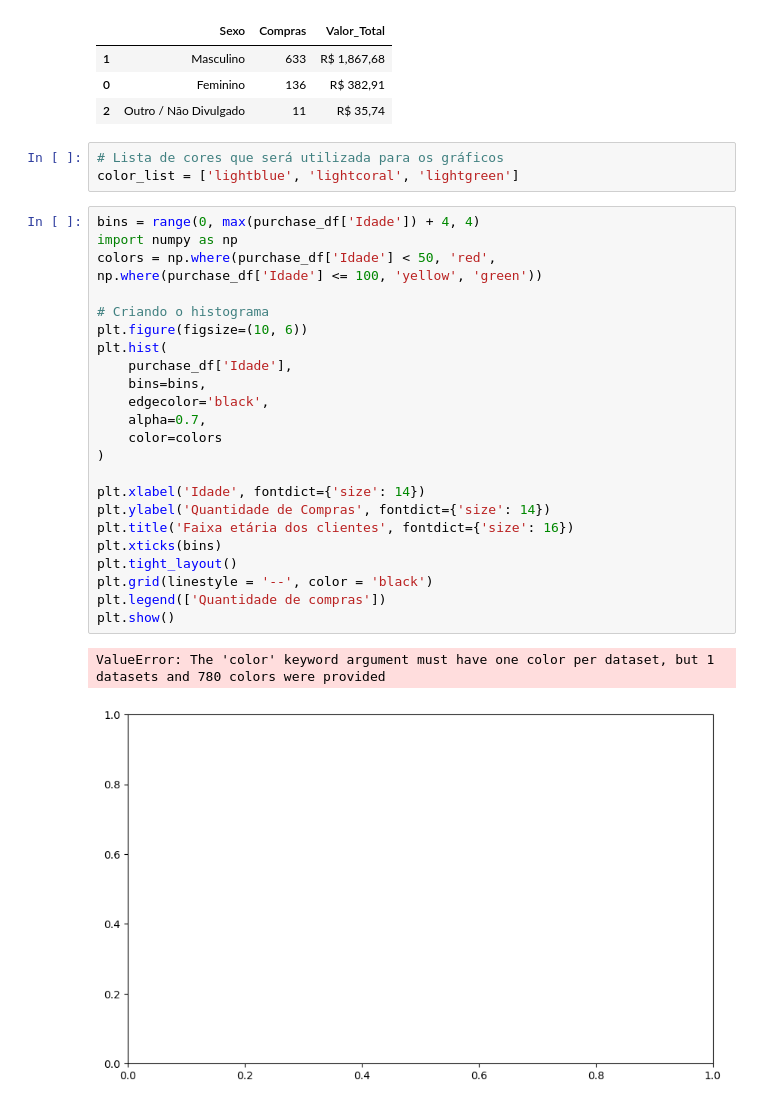
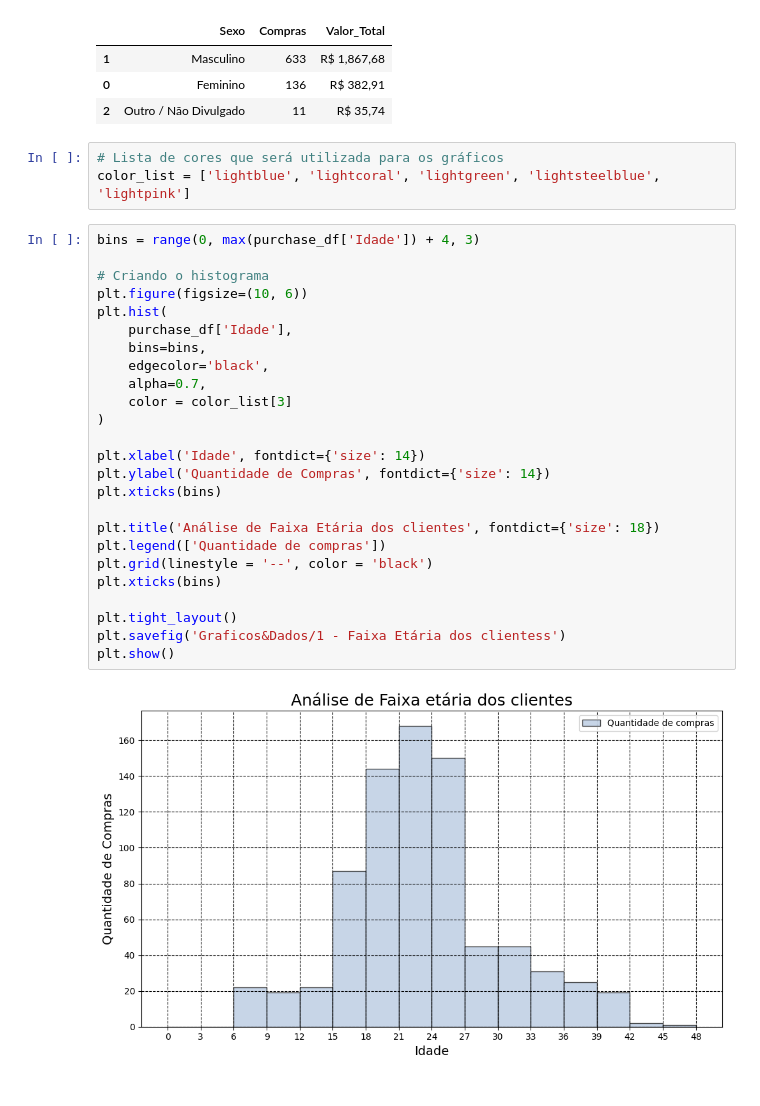
Before and after one commit to davichiqueti/Challenge-Hooklab, a Jupyter notebook: Resolução.ipynb, the cells around one changed output. Cells and saved outputs as stored; diff of their text form.

```diff
--- a/Resolução.ipynb
+++ b/Resolução.ipynb
@@ -197,30 +200,31 @@ display(
 | 2 | Outro / Não Divulgado | 11 | R$ 35,74 |
 # %%
 # Lista de cores que será utilizada para os gráficos
-color_list = ['lightblue', 'lightcoral', 'lightgreen']
+color_list = ['lightblue', 'lightcoral', 'lightgreen', 'lightsteelblue', 'lightpink']
 # %%
-bins = range(0, max(purchase_df['Idade']) + 4, 4)
-import numpy as np
-colors = np.where(purchase_df['Idade'] < 50, 'red', np.where(purchase_df['Idade'] <= 100, 'yellow', 'green'))
+bins = range(0, max(purchase_df['Idade']) + 4, 3)
 
 # Criando o histograma
 plt.figure(figsize=(10, 6))
 plt.hist(
     purchase_df['Idade'],
     bins=bins,
     edgecolor='black',
     alpha=0.7,
-    color=colors
+    color = color_list[3]
 )
 
 plt.xlabel('Idade', fontdict={'size': 14})
 plt.ylabel('Quantidade de Compras', fontdict={'size': 14})
-plt.title('Faixa etária dos clientes', fontdict={'size': 16})
 plt.xticks(bins)
+
+plt.title('Análise de Faixa Etária dos clientes', fontdict={'size': 18})
+plt.legend(['Quantidade de compras'])
+plt.grid(linestyle = '--', color = 'black')
+plt.xticks(bins)
+
 plt.tight_layout()
-plt.grid(linestyle = '--', color = 'black')
-plt.legend(['Quantidade de compras'])
+plt.savefig('Graficos&Dados/1 - Faixa Etária dos clientess')
 plt.show()
 # %% [output]
-ValueError: The 'color' keyword argument must have one color per dataset, but 1 datasets and 780 colors were provided
-[figure, old version]
+[figure, new version]
```
Also changed, not shown: parts of 9 cells of this notebook, 6 other files.
